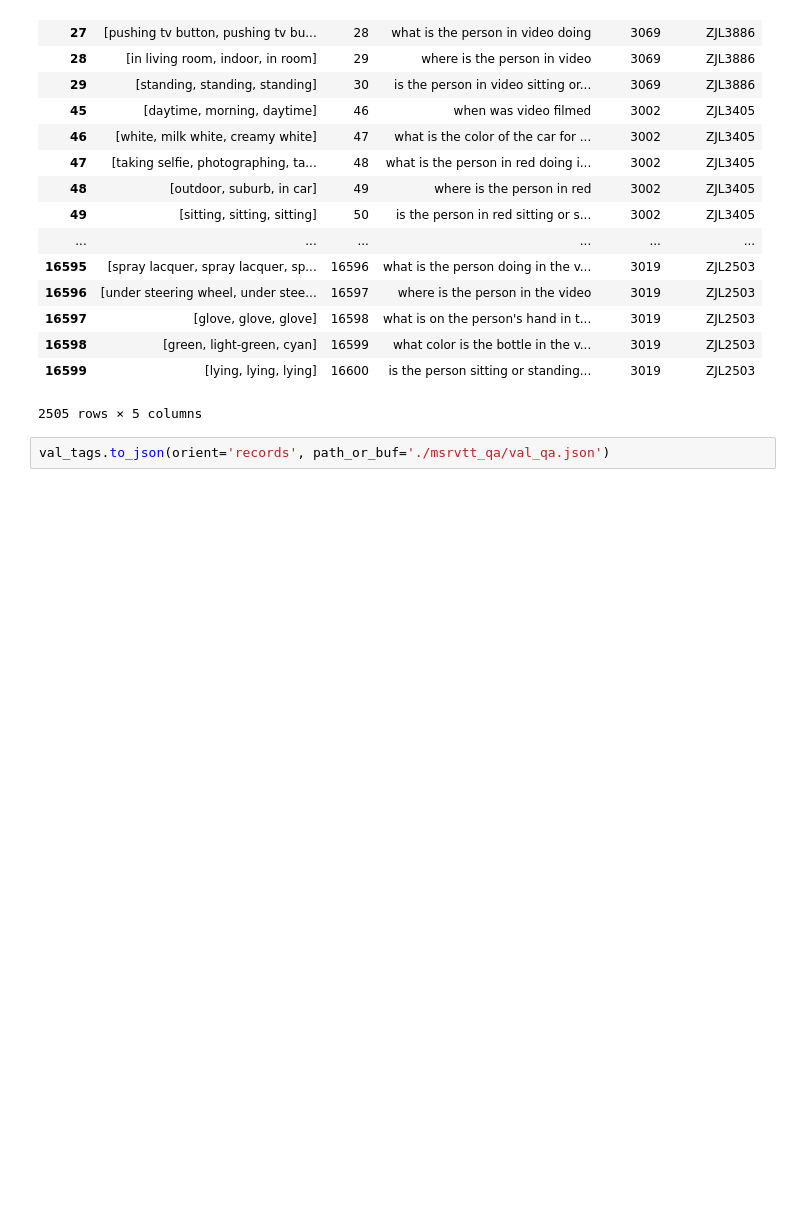
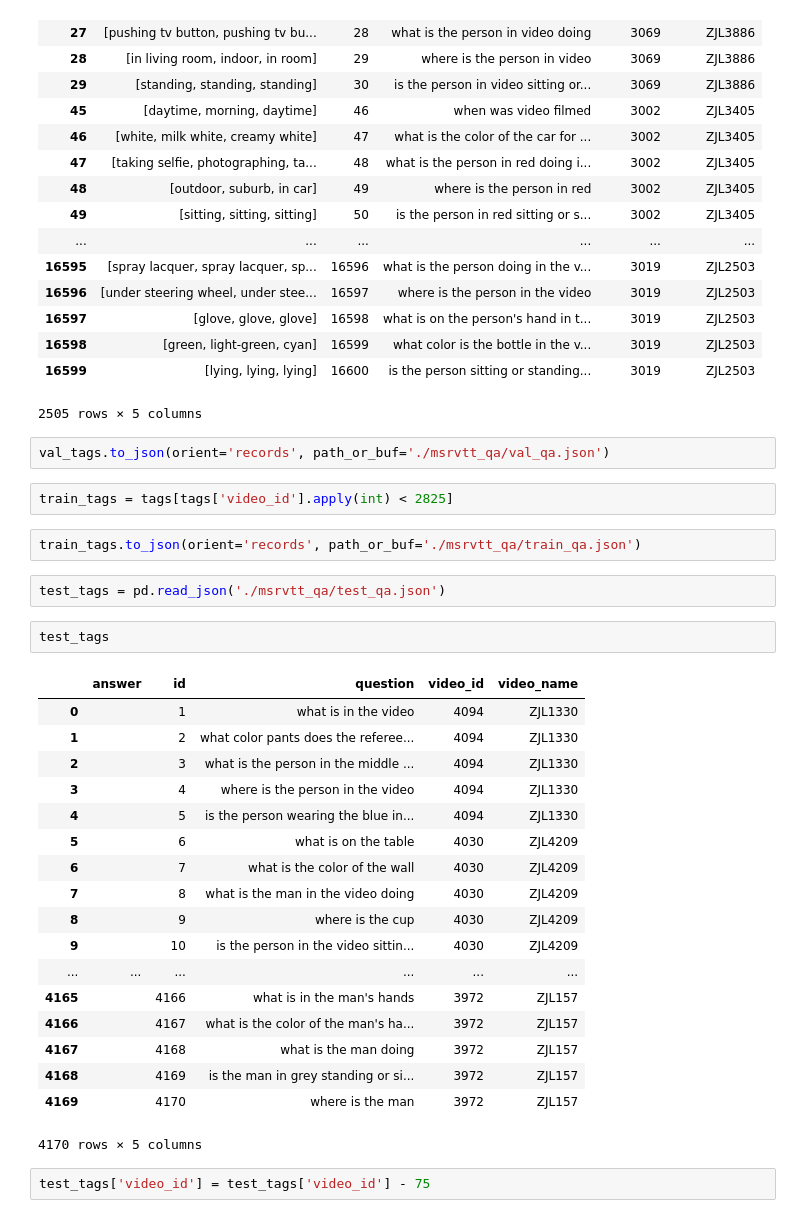
Before and after one commit to why2000/ZhiJiang_VQA, a Jupyter notebook: data/Untitled.ipynb, the cells around one changed output. Drawn from its saved outputs; the diff is of its cells as text; blank space fills up the shorter version.

```diff
--- a/data/Untitled.ipynb
+++ b/data/Untitled.ipynb
@@ -149,3 +149,32 @@ val_tags
 2505 rows × 5 columns
 # %%
 val_tags.to_json(orient='records', path_or_buf='./msrvtt_qa/val_qa.json')
+# %%
+train_tags = tags[tags['video_id'].apply(int) < 2825]
+# %%
+train_tags.to_json(orient='records', path_or_buf='./msrvtt_qa/train_qa.json')
+# %%
+test_tags = pd.read_json('./msrvtt_qa/test_qa.json')
+# %%
+test_tags
+# %% [output]
+|  | answer | id | question | video_id | video_name |
+| 0 |  | 1 | what is in the video | 4094 | ZJL1330 |
+| 1 |  | 2 | what color pants does the referee... | 4094 | ZJL1330 |
+| 2 |  | 3 | what is the person in the middle ... | 4094 | ZJL1330 |
+| 3 |  | 4 | where is the person in the video | 4094 | ZJL1330 |
+| 4 |  | 5 | is the person wearing the blue in... | 4094 | ZJL1330 |
+| 5 |  | 6 | what is on the table | 4030 | ZJL4209 |
+| 6 |  | 7 | what is the color of the wall | 4030 | ZJL4209 |
+| 7 |  | 8 | what is the man in the video doing | 4030 | ZJL4209 |
+| 8 |  | 9 | where is the cup | 4030 | ZJL4209 |
+| 9 |  | 10 | is the person in the video sittin... | 4030 | ZJL4209 |
+| ... | ... | ... | ... | ... | ... |
+| 4165 |  | 4166 | what is in the man's hands | 3972 | ZJL157 |
+| 4166 |  | 4167 | what is the color of the man's ha... | 3972 | ZJL157 |
+| 4167 |  | 4168 | what is the man doing | 3972 | ZJL157 |
+| 4168 |  | 4169 | is the man in grey standing or si... | 3972 | ZJL157 |
+| 4169 |  | 4170 | where is the man | 3972 | ZJL157 |
+4170 rows × 5 columns
+# %%
+test_tags['video_id'] = test_tags['video_id'] - 75
```
Also changed, not shown: parts of 4 cells of this notebook, 1 other file.
